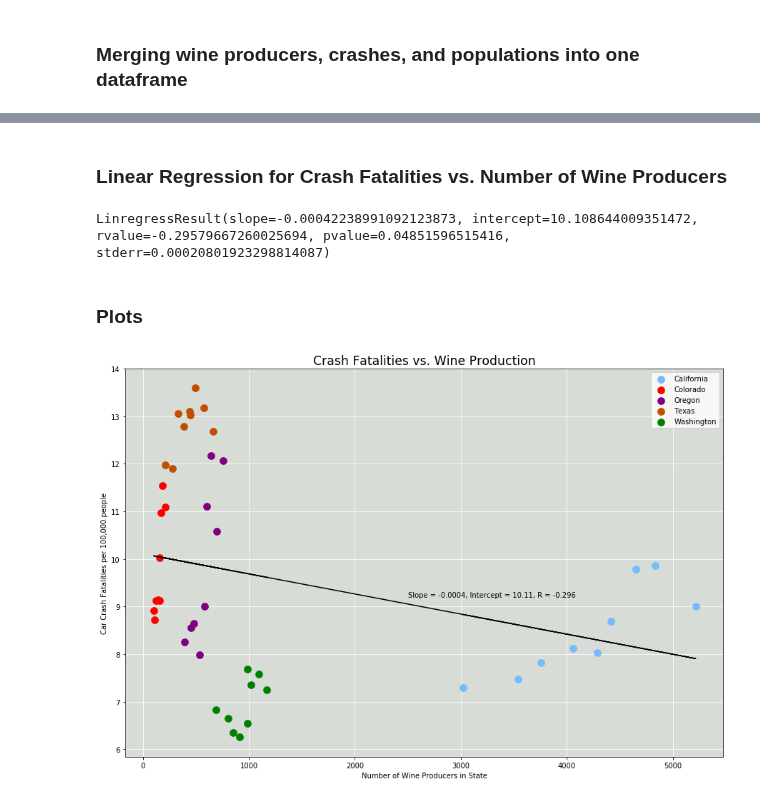
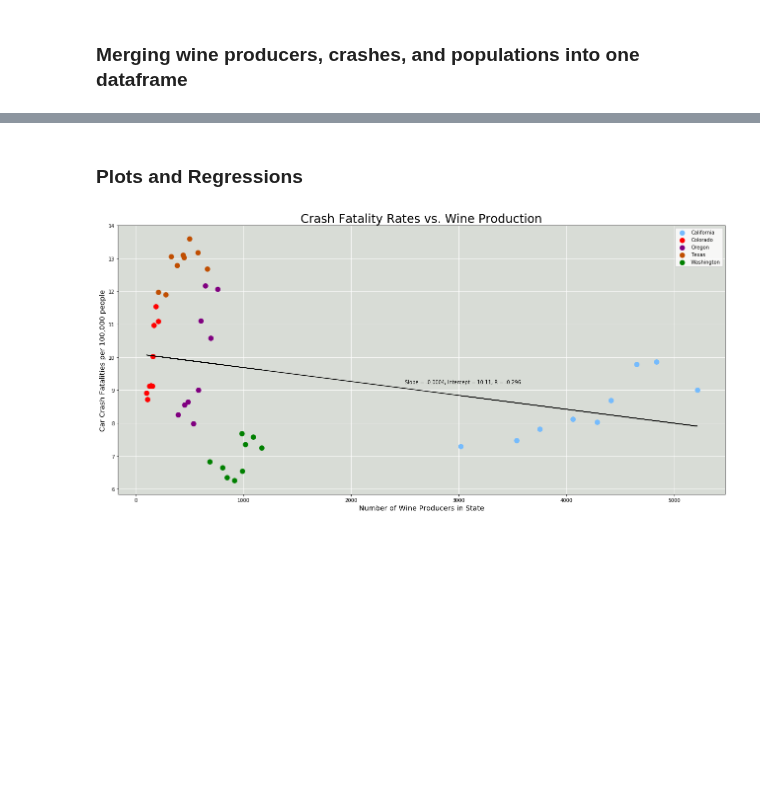
Before and after one commit to epayne323/ProjectOneRepo, a Jupyter notebook: Notebooks/working_EP.ipynb, the cells around one changed output, grey strips where cells are left out. Drawn from its saved outputs; the diff is of its cells as text; code cells hidden in the pictures; blank space fills up the shorter version.

Commit message:
added additional plots for crashes vs. consumption

```diff
--- a/Notebooks/working_EP.ipynb
+++ b/Notebooks/working_EP.ipynb
@@ -24,6 +26,15 @@ total_wine_producers_df.fillna(0, inplace=True)
 state_abbrevs.rename(columns={"State Name": "STATENAME"}, inplace=True)
 # adding in the full state names to the wine producers data
 total_wine_producers_df = total_wine_producers_df.merge(state_abbrevs, on="STATE", how="outer")
+
+consumption_df = consumption_df.loc[consumption_df["geographic area"].isin(state_colors.keys()),
+                              ["geographic area", "Year","Wine"]]
+consumption_df = consumption_df.loc[consumption_df["Year"].isin(crash_years),:]
+consumption_df["Year"] = consumption_df["Year"].astype(str)
+# consumption_df["Year"] = [x[0:3] for x in consumption_df["Year"]]
+consumption_df.rename(columns = {"Year":"CaseYear", "geographic area": "STATENAME"}, inplace=True)
+# %%
+consumption_df["CaseYear"] = [x[0:4] for x in consumption_df["CaseYear"]]
 # %%
 # will use these throughout analysis for the list of the states and years to focus on
 state_colors = \
@@ -147,7 +158,9 @@ state_year_group = crash_df.groupby(["STATENAME", "CaseYear"])
 crash_counts = state_year_group.sum()["FATALS"].reset_index()
 crash_counts_pivot_state = crash_counts.pivot(index="STATENAME",columns="CaseYear",values="FATALS").reset_index()
 crash_counts_pivot_state.columns = crash_counts_pivot_state.columns.astype(str)
-crash_counts_pivot_state
+
+consumption_pivot_state = consumption_df.pivot(index="STATENAME", columns="CaseYear",
+                                               values="Wine").reset_index()
 # %% [output]
 | CaseYear | STATENAME | 2010 | 2011 | 2012 | 2013 | 2014 | 2015 | 2016 | 2017 | 2018 |
 | 0 | California | 2720 | 2816 | 2966 | 3107 | 3102 | 3387 | 3837 | 3884 | 3563 |
@@ -162,4 +175,5 @@ wine_crash = pd.merge(total_wine_producers_df, crash_counts_pivot_state, on="STA
                       suffixes=("_wine","_crash"))
 wine_crash = wine_crash.loc[wine_crash["STATENAME"].isin(crash_counts_pivot_state["STATENAME"]),:]
 wine_crash = wine_crash.merge(state_populations_df.transpose().reset_index(), on="STATENAME",how="outer")
-wine_crash
+wine_crash = wine_crash.merge(consumption_pivot_state, on="STATENAME",how="outer",suffixes=["_pops","_cons"])
+wine_crash.rename(columns={"2018":"2018_pops"}, inplace=True)
@@ -174,46 +180,43 @@ wine_crash
-# %% [markdown]
-### Linear Regression for Crash Fatalities vs. Number of Wine Producers
-# %%
-w = wine_crash.loc[:, [x + "_wine" for x in crash_years]].values.flatten()
-cr = wine_crash.loc[:, [x + "_crash" for x in crash_years]].values.flatten()*100000/wine_crash.loc[:, crash_years].values.flatten()
-# There is actually a negative correlation between wine production and crash fatalities
-wine_crash_regression = stats.linregress(w,cr.astype(float))
-wine_crash_regression
-# %% [output]
-LinregressResult(slope=-0.00042238991092123873, intercept=10.108644009351472, rvalue=-0.29579667260025694, pvalue=0.04851596515416, stderr=0.00020801923298814087)
 # %% [markdown]
-### Plots
+### Plots and Regressions
 # %%
-plt.figure(figsize=(15,10), facecolor="w")
-plt.title("Crash Fatalities vs. Wine Production", size="xx-large")
+wp = wine_crash.loc[:, [x + "_wine" for x in crash_years]].values.flatten()
+cr = wine_crash.loc[:, [x + "_crash" for x in crash_years]].values.flatten()*100000/\
+wine_crash.loc[:, [x + "_pops" for x in crash_years]].values.flatten()
+# # There is actually a negative correlation between wine production and crash fatalities
+prod_crash_regression = stats.linregress(wp,cr.astype(float))
+
+plt.figure(figsize=(22,10), facecolor="None")
+plt.title("Crash Fatality Rates vs. Wine Production", fontsize=24)
 axes = plt.axes()
 
 axes.set_facecolor("xkcd:light grey")
 axes.set_axisbelow(True)
 axes.grid(axis="both", color = "w")
 
-axes.set_xlabel("Number of Wine Producers in State")
-axes.set_ylabel("Car Crash Fatalities per 100,000 people")
+axes.set_xlabel("Number of Wine Producers in State",size="x-large")
+axes.set_ylabel("Car Crash Fatalities per 100,000 people",size="x-large")
 
 for state in state_colors.keys():
 
     staterow = wine_crash["STATENAME"]==state
 
     # transposing these so that the scatter plot will accept them as arguments
     wineprods = wine_crash.loc[staterow, [x + "_wine" for x in crash_years]].transpose()
     crashes = wine_crash.loc[staterow, [x + "_crash" for x in crash_years]].transpose()
-    pops = wine_crash.loc[staterow, crash_years].transpose()
+    pops = wine_crash.loc[staterow, [x + "_pops" for x in crash_years]].transpose()
 
     plt.scatter(wineprods.values, crashes.values*100000/pops.values, c=state_colors[state],
                 label=state, linewidth=3, s=60)
     plt.legend(loc="upper right")
 
 # here w is the list of all wine producers, used previously for the regression
-plt.plot(w, w*wine_crash_regression[0] + wine_crash_regression[1], c="black")
-plt.annotate(f"Slope = {round(wine_crash_regression[0],4)}," + \
-             f" Intercept = {round(wine_crash_regression[1],2)}, R = {round(wine_crash_regression[2],3)}",
+plt.plot(wp, wp*prod_crash_regression[0] + prod_crash_regression[1], c="black")
+plt.annotate(f"Slope = {round(prod_crash_regression[0],4)}," + \
+             f" Intercept = {round(prod_crash_regression[1],2)}, R = {round(prod_crash_regression[2],3)}",
              (2500, 9.2))
 
-plt.savefig(os.path.join("..","Images", "Crash Fatalities vs. Wine Production Among Top 5 States.png"))
+plt.savefig(os.path.join("..","Images", "Crash Fatality Rates vs. Wine Production Among Top 5 States.png"),
+           bbox_inches="tight")
 # %% [output]
-[figure, old version]
+[figure, new version]
```
Also changed, not shown: parts of 5 cells of this notebook, 10 other files.
